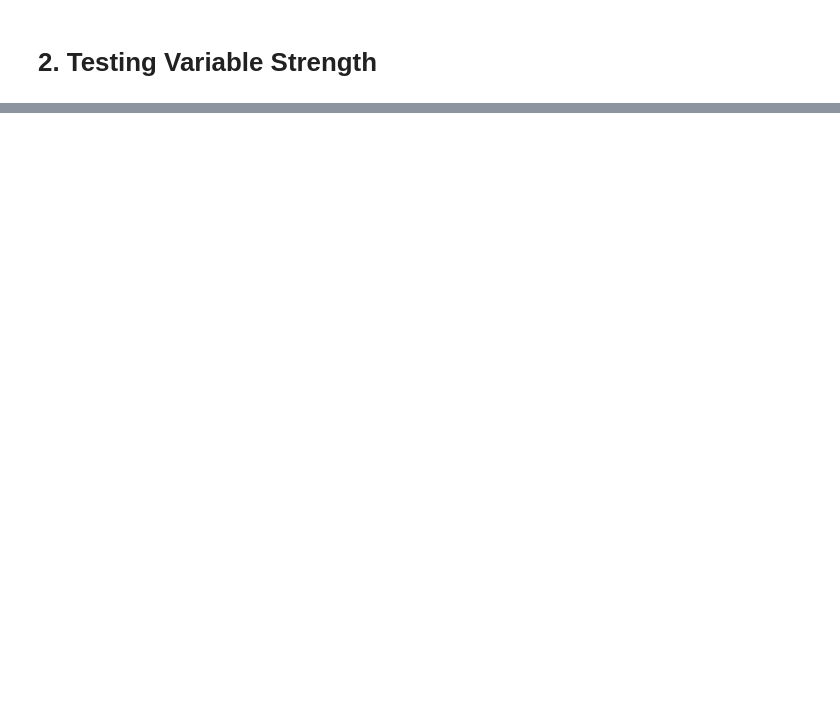
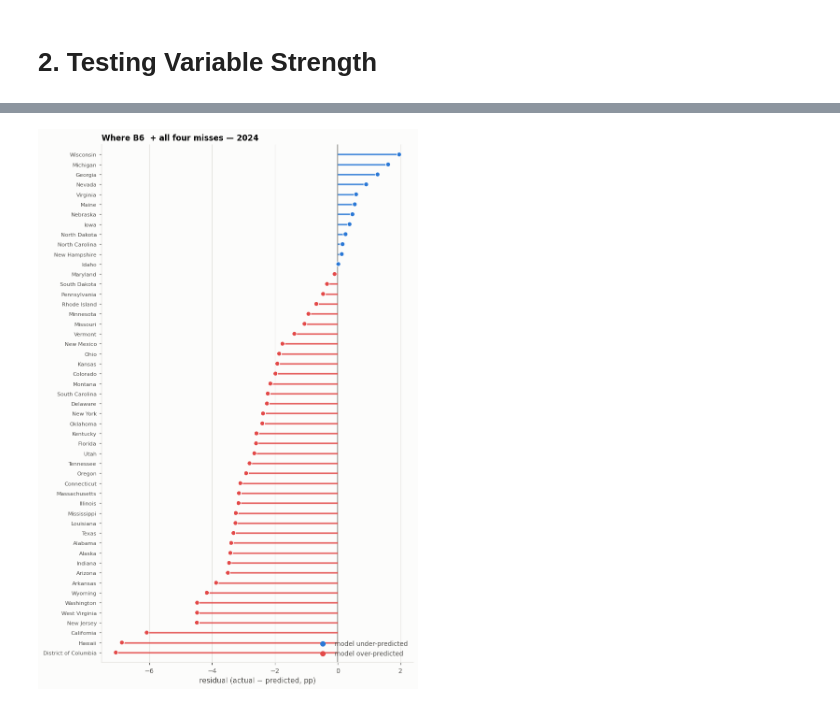
Before and after one commit to nico1831/US--Elections, a Jupyter notebook: Data Cleaning.ipynb, the cells around one changed output, grey strips where cells are left out. Saved outputs shown, nothing was run; the diff lists cells and outputs as text; code cells hidden in the pictures; blank space fills up the shorter version.

```diff
--- a/Data Cleaning.ipynb
+++ b/Data Cleaning.ipynb
@@ -437,0 +557,23 @@ pure_noise               0.016   0.015
+# %%
+def run_all(train_df, test_df, models=MODELS):
+    """Fit each model on train_df, score on test_df. Returns (metrics, predictions)."""
+    rows, preds = [], {}
+    for name, cols in models.items():
+        p = (np.full(len(test_df), train_df.turnout.mean()) if not cols
+             else predict(fit_ols(train_df[cols].values, train_df.turnout.values),
+                          test_df[cols].values))
+        preds[name] = p
+        rows.append(dict(model=name, k=len(cols), **scores(test_df.turnout.values, p)))
+
+    res = pd.DataFrame(rows).set_index("model")
+    res["dMAE"] = res.MAE - res.loc[B1, "MAE"]        # vs history-only baseline
+
+    P = pd.DataFrame(preds)
+    P.insert(0, "state",   test_df.state.values)
+    P.insert(1, "turnout", test_df.turnout.values)
+    return res, P
+
+tr = model_df[model_df.year < 2024]
+te = model_df[model_df.year == 2024]
+res, P = run_all(tr, te)
+print(res.round(3).to_string())
@@ -437,0 +645,21 @@ pure_noise               0.016   0.015
+# %%
+PICK = "B6  + all four"                 # change to whichever model you're defending
+r = (P.turnout - P[PICK]).rename("resid")
+d = P[["state"]].join(r).sort_values("resid")
+
+fig, ax = plt.subplots(figsize=(7.5, 11))
+colors = np.where(d.resid >= 0, BLUE, RED)
+ax.hlines(range(len(d)), 0, d.resid, color=colors, lw=2.2, alpha=.85, zorder=3)
+ax.scatter(d.resid, range(len(d)), s=42, color=colors,
+           edgecolor=SURF, linewidth=1, zorder=4)
+ax.axvline(0, color=MUTED, lw=1.2, zorder=2)
+ax.set_yticks(range(len(d)), d.state, fontsize=7.5)
+ax.set_ylim(-1, len(d)); ax.set_xlabel("residual (actual − predicted, pp)")
+ax.set_title(f"Where {PICK.strip()} misses — 2024", loc="left")
+ax.scatter([], [], s=42, color=BLUE, label="model under-predicted")
+ax.scatter([], [], s=42, color=RED,  label="model over-predicted")
+ax.legend(loc="lower right", fontsize=9, labelcolor=INK2)
+clean(ax, grid_axis="x")
+plt.tight_layout(); plt.show()
+# %% [output]
+[figure, added]
```
Also changed, not shown: parts of 32 cells of this notebook, 2 other files.
